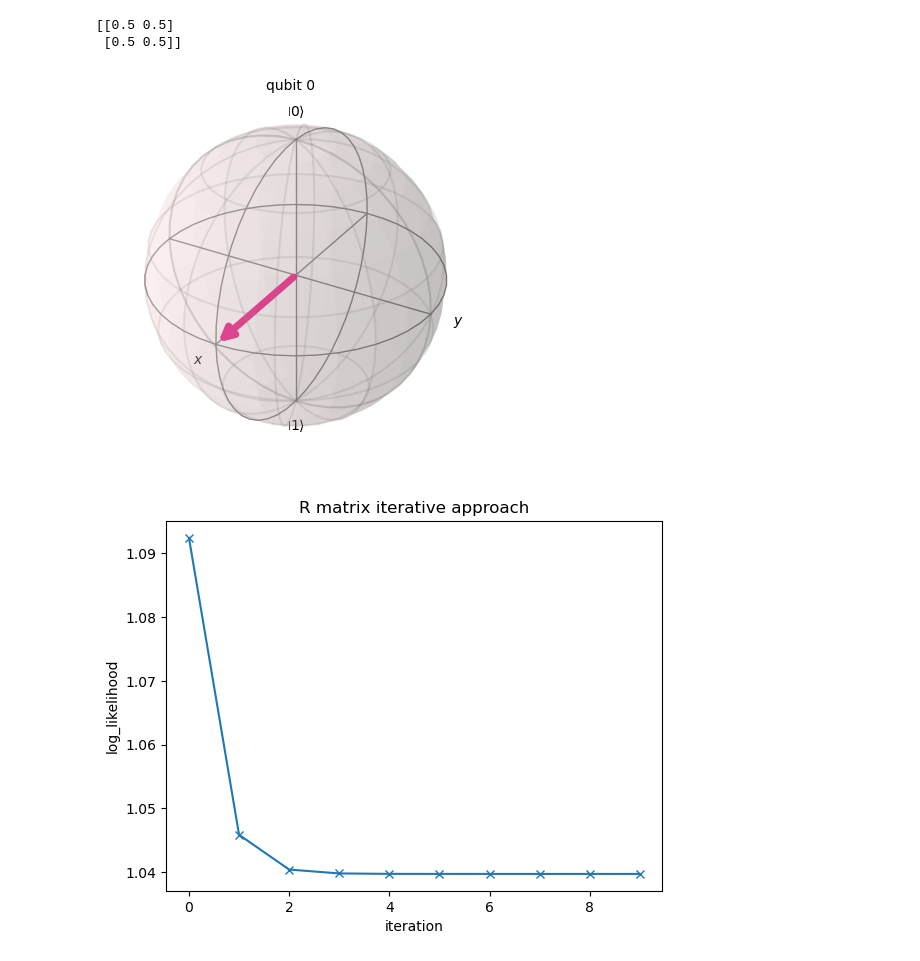
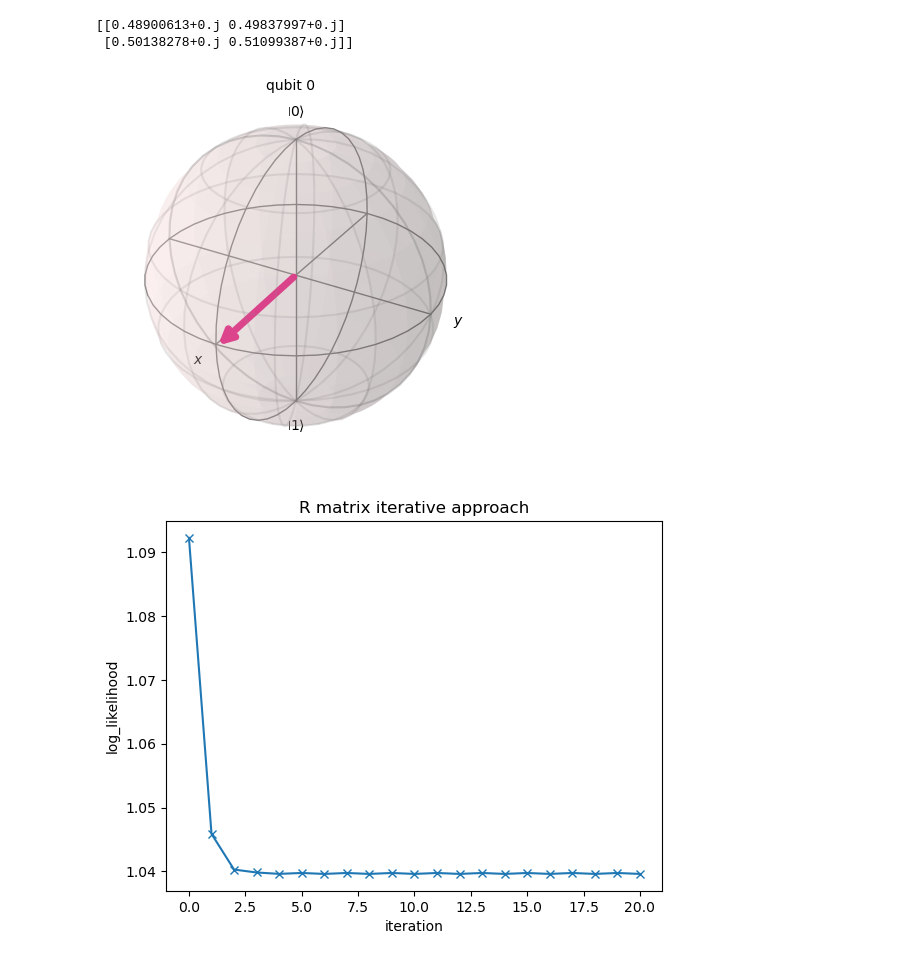
Before and after one commit to ahkatlio/MLE, a Jupyter notebook: R_matrix.ipynb, the cells around one changed output. Drawn from its saved outputs; the diff is of its cells as text; code cells hidden in the pictures.

```diff
--- a/R_matrix.ipynb
+++ b/R_matrix.ipynb
@@ -7,7 +9,7 @@ from qiskit.visualization import plot_bloch_multivector
 def R_matrix(frequencies,operator_list, rho):    # Note: R is a function of rho  :--- R(rho)
     R=np.zeros([2,2])
     for f,op in zip(frequencies,operator_list):
-        predicted_prob=np.abs(np.trace(np.matmul(rho,operator_list)))
+        predicted_prob=np.trace(np.matmul(rho,operator_list))
         R=R+f*op/predicted_prob
     return R
 
@@ -29,18 +31,25 @@ def log_likelihood(frequencies,operator_list,rho):
     return likelihood
 # %%
 #Give frequencies as lift with a fixed convention
-frequencies=[0.25,0.25,0.5,0.0]      ## this state corresponds to +x
+
+initial_state=np.array([1/np.sqrt(2),1/np.sqrt(2)])
+measurement_directions=[(0,0),(np.pi/2,0)]
+
+
+frequencies=functions.get_frequencies(measurement_directions, backend=Aer.get_backend('qasm_simulator'),initial_state=initial_state)
+#frequencies=[0.25,0.25,0.5,0.0]      ## this state corresponds to +x
+
 
 x0=[1/np.sqrt(2),1/np.sqrt(2)]
 x1=[1/np.sqrt(2),-1/np.sqrt(2)]
 z0=[1,0]
 z1=[0,1]
 measurement_list=[z0,z1,x0,x1]
-operator_list=get_operator_list(measurement_list)
+operator_list=get_operator_list(functions.spherical_to_amplitudes(measurement_directions))
 
 rho=np.array([[1,0],[0,1]])
 
 R=R_matrix(frequencies,operator_list,rho)
 
-print(R)
+print(frequencies)
 # %% [output]
@@ -49,34 +65,34 @@ print(R)
 # %%
-def MLE_iteration(frequencies,operator_list,iterations=10):
+def MLE_iteration(frequencies,operator_list,iterations=21):
     rho=0.5*np.array([[1,0],[0,1]])
     likelihoods=[]
 
     for step in range(iterations):
         R=R_matrix(frequencies,operator_list,rho)
 
         new_rho=np.matmul(np.matmul(R,rho),R)
         normalized_new_rho= new_rho/np.trace(new_rho)
         rho=normalized_new_rho
 
         likelihoods.append(log_likelihood(frequencies,operator_list,rho))
 
     plt.title('R matrix iterative approach')
     plt.plot(likelihoods,marker='x')
     plt.ylabel('log_likelihood')
     plt.xlabel('iteration')
 
     return rho
 
 
 final_rho=MLE_iteration(frequencies,operator_list)
 print(final_rho)
 
 
 density_matrix=DensityMatrix(final_rho)
 
 plot_bloch_multivector(final_rho)
 # %% [output]
-[[0.5 0.5]
- [0.5 0.5]]
+[[0.48900613+0.j 0.49837997+0.j]
+ [0.50138278+0.j 0.51099387+0.j]]
 [figure]
-[figure, old version]
+[figure, new version]
```
Also changed, not shown: parts of 4 cells of this notebook.
